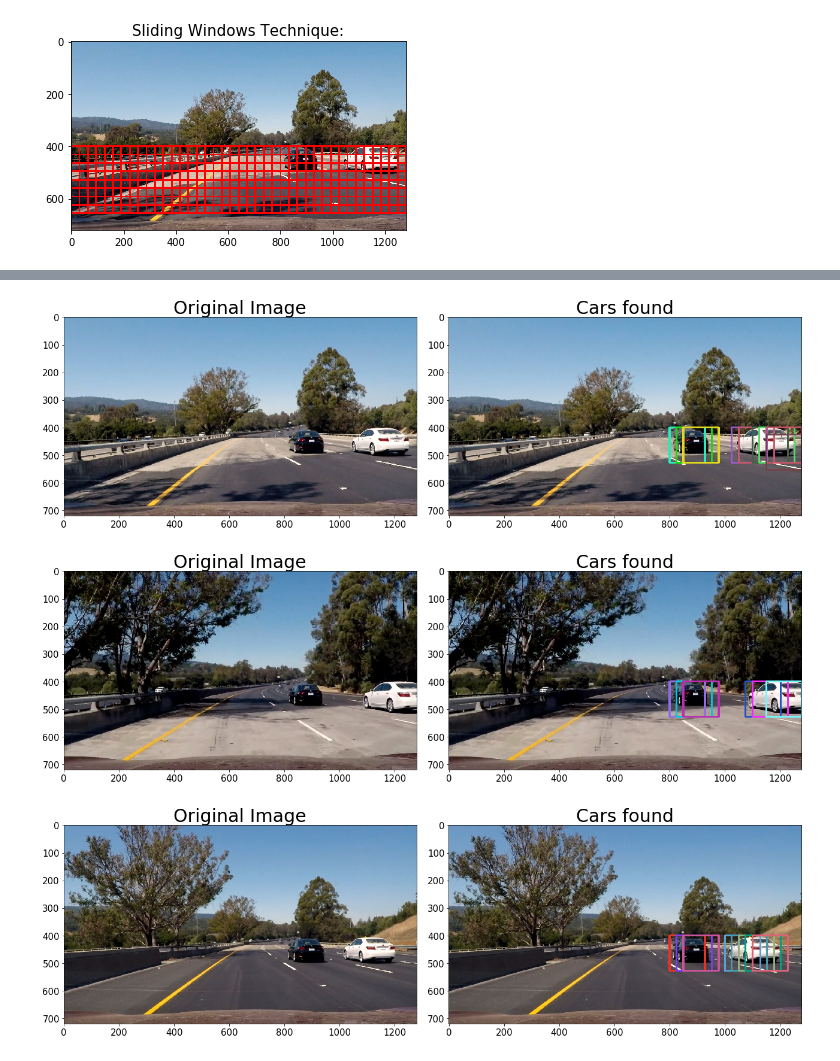
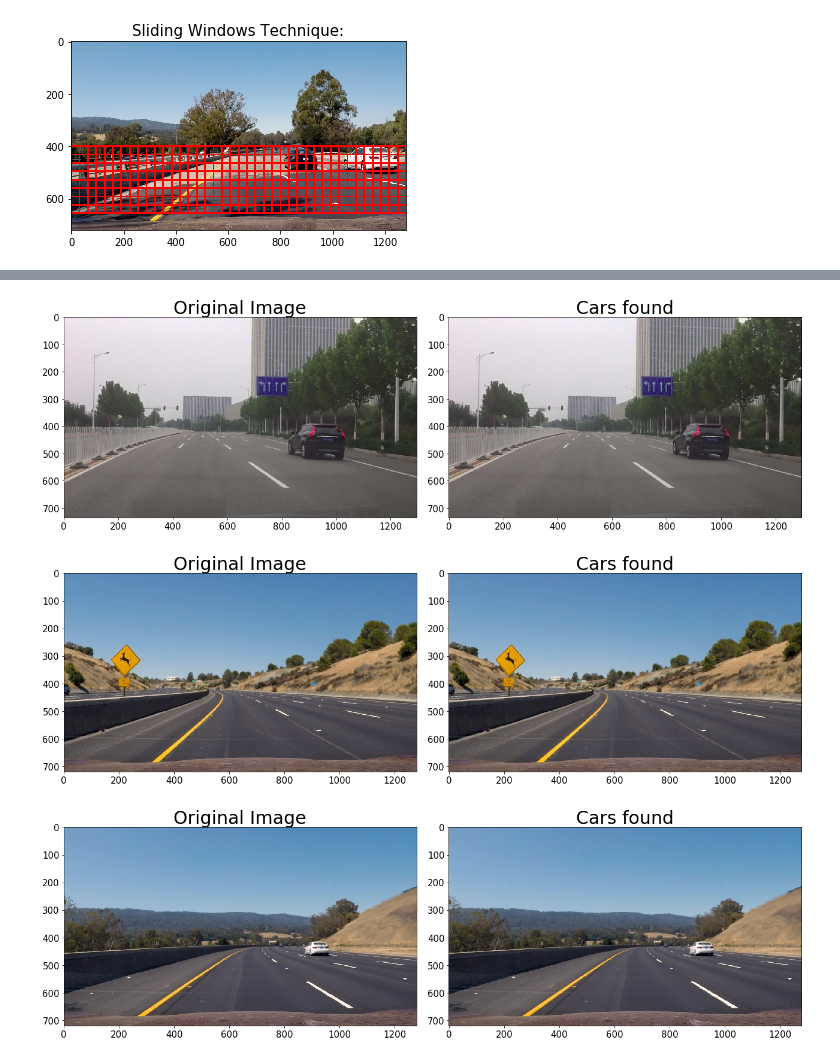
Before and after one commit to fusheng1990/vehicle_detection_and_tracking_P5, a Jupyter notebook: Untitled.ipynb, the cells around one changed output, grey strips where cells are left out. Saved outputs shown, nothing was run; the diff lists cells and outputs as text; code cells hidden in the pictures.

```diff
--- a/Untitled.ipynb
+++ b/Untitled.ipynb
@@ -633,41 +633,41 @@ Test Accuracy of SVC = 98.85%
 # %%
-for i in range(4,7):
+for i in range(1,4):
 
     fname = 'test_images/test{}.jpg'.format(i)
     image = mpimg.imread(fname)
     draw_image = np.copy(image)
 
     # Uncomment the following line if you extracted training
     # data from .png images (scaled 0 to 1 by mpimg) and the
     # image you are searching is a .jpg (scaled 0 to 255)
     image = image.astype(np.float32)/255
 
     windows =  slide_window(test_img,
                             x_start_stop=[600, None],
                             y_start_stop=[400, 656], #tune the parameters
                             xy_window=(128,128),
                             xy_overlap=(.8,.8))
 
     hot_windows = search_windows(image, windows, svc, X_scaler, color_space=color_space,
                             spatial_size=spatial_size, hist_bins=hist_bins,
                             orient=orient, pix_per_cell=pix_per_cell,
                             cell_per_block=cell_per_block,
                             hog_channel=hog_channel, spatial_feat=spatial_feat,
                             hist_feat=hist_feat, hog_feat=hog_feat)
 
     window_img = draw_boxes(draw_image, hot_windows, random_color=True)
 
     f, (ax1, ax2) = plt.subplots(1, 2, figsize=(18,9))
     plt.tight_layout()
     ax1.imshow(draw_image)
     ax1.set_title('Original Image', fontsize=30)
     ax2.imshow(window_img)
     ax2.set_title('Cars found', fontsize=30)
     plt.savefig('output_images/windows.png', bbox_inches="tight")
 # %% [output]
-[figure, old version]
+[figure, new version]
-[figure, old version]
+[figure, new version]
-[figure, old version]
+[figure, new version]
 # %%
 
 
```
Also changed, not shown: parts of 13 cells of this notebook.
